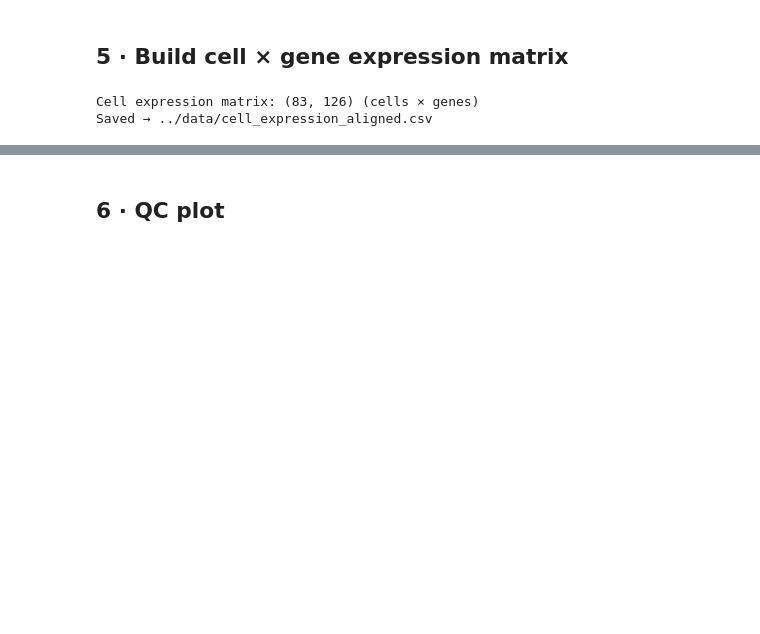
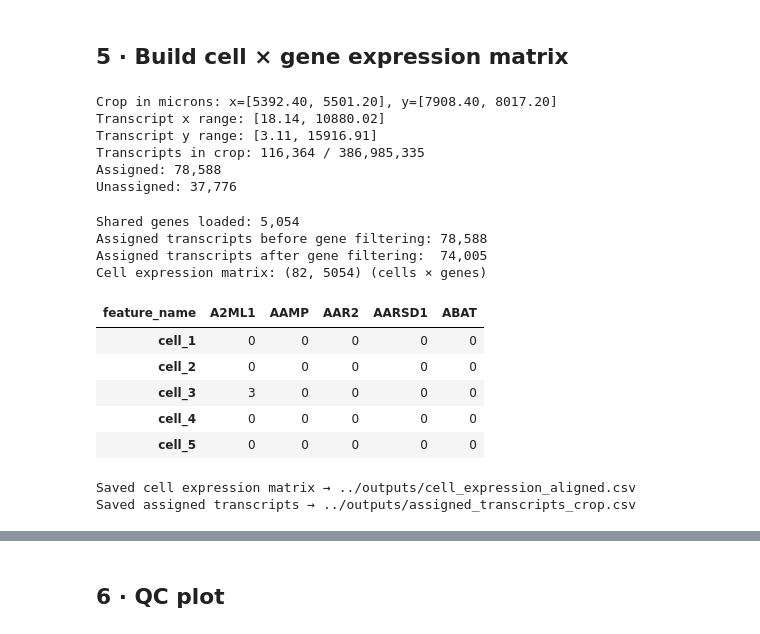
Before and after one commit to Mahsa02/Computational-Genomics-Project, a Jupyter notebook: notebooks/02_assign_transcripts.ipynb, the cells around one changed output, grey strips where cells are left out. Cells and saved outputs as stored; diff of their text form; code cells hidden in the pictures; blank space fills up the shorter version.

```diff
--- a/notebooks/02_assign_transcripts.ipynb
+++ b/notebooks/02_assign_transcripts.ipynb
@@ -206,21 +301,85 @@ Assigned: 3,099  |  Unassigned: 3,463
 # %% [markdown]
 ## 5 · Build cell × gene expression matrix
+# %%
+# 5. Assign transcripts to Cellpose cells
+
+start_x_um = start_x * MICRONS_PER_PIXEL
+start_y_um = start_y * MICRONS_PER_PIXEL
+end_x_um = (start_x + CROP_SIZE) * MICRONS_PER_PIXEL
+end_y_um = (start_y + CROP_SIZE) * MICRONS_PER_PIXEL
+
+print(f"Crop in microns: x=[{start_x_um:.2f}, {end_x_um:.2f}], y=[{start_y_um:.2f}, {end_y_um:.2f}]")
+print(f"Transcript x range: [{transcripts[X_COL].min():.2f}, {transcripts[X_COL].max():.2f}]")
+print(f"Transcript y range: [{transcripts[Y_COL].min():.2f}, {transcripts[Y_COL].max():.2f}]")
+
+in_crop = (
+    (transcripts[X_COL] >= start_x_um) & (transcripts[X_COL] < end_x_um) &
+    (transcripts[Y_COL] >= start_y_um) & (transcripts[Y_COL] < end_y_um)
+)
+
+tx = transcripts.loc[in_crop].copy()
+
+print(f"Transcripts in crop: {len(tx):,} / {len(transcripts):,}")
+
+tx["x_local"] = ((tx[X_COL] - start_x_um) / MICRONS_PER_PIXEL).astype(int).clip(0, CROP_SIZE - 1)
+tx["y_local"] = ((tx[Y_COL] - start_y_um) / MICRONS_PER_PIXEL).astype(int).clip(0, CROP_SIZE - 1)
+
+tx["cell_id"] = masks[tx["y_local"], tx["x_local"]]
+
+assigned = tx[tx["cell_id"] > 0].copy()
+unassigned = tx[tx["cell_id"] == 0].copy()
+
+print(f"Assigned: {len(assigned):,}")
+print(f"Unassigned: {len(unassigned):,}")
+# %% [output]
+Crop in microns: x=[5392.40, 5501.20], y=[7908.40, 8017.20]
+Transcript x range: [18.14, 10880.02]
+Transcript y range: [3.11, 15916.91]
+Transcripts in crop: 116,364 / 386,985,335
+Assigned: 78,588
+Unassigned: 37,776
 # %%
-# load shared genes so the expression matrix uses the same gene set as the prototypes
+# 6. Build cell × gene expression matrix
+
+
 with open(SHARED_GENES_PATH) as f:
     shared_genes = [line.strip() for line in f if line.strip()]
 
-# count transcripts per cell per gene, then reindex to shared genes
+print(f"Shared genes loaded: {len(shared_genes):,}")
+
+assigned_shared = assigned[assigned[GENE_COL].isin(shared_genes)].copy()
+
+print(f"Assigned transcripts before gene filtering: {len(assigned):,}")
+print(f"Assigned transcripts after gene filtering:  {len(assigned_shared):,}")
+
 cell_expr = (
-    assigned.groupby(["cell_id", GENE_COL])
+    assigned_shared
+    .groupby(["cell_id", GENE_COL])
     .size()
     .unstack(fill_value=0)
     .reindex(columns=shared_genes, fill_value=0)
 )
 
+cell_expr.index = [f"cell_{int(i)}" for i in cell_expr.index]
+
 print("Cell expression matrix:", cell_expr.shape, "(cells × genes)")
+display(cell_expr.iloc[:5, :5])
+
 cell_expr.to_csv(CELL_EXPR_PATH)
-print(f"Saved → {CELL_EXPR_PATH}")
+assigned_shared.to_csv(ASSIGNED_TRANSCRIPTS_PATH, index=False)
+
+print(f"Saved cell expression matrix → {CELL_EXPR_PATH}")
+print(f"Saved assigned transcripts → {ASSIGNED_TRANSCRIPTS_PATH}")
 # %% [output]
-Cell expression matrix: (83, 126) (cells × genes)
-Saved → ../data/cell_expression_aligned.csv
+Shared genes loaded: 5,054
+Assigned transcripts before gene filtering: 78,588
+Assigned transcripts after gene filtering:  74,005
+Cell expression matrix: (82, 5054) (cells × genes)
+| feature_name | A2ML1 | AAMP | AAR2 | AARSD1 | ABAT |
+| cell_1 | 0 | 0 | 0 | 0 | 0 |
+| cell_2 | 0 | 0 | 0 | 0 | 0 |
+| cell_3 | 3 | 0 | 0 | 0 | 0 |
+| cell_4 | 0 | 0 | 0 | 0 | 0 |
+| cell_5 | 0 | 0 | 0 | 0 | 0 |
+Saved cell expression matrix → ../outputs/cell_expression_aligned.csv
+Saved assigned transcripts → ../outputs/assigned_transcripts_crop.csv
```
Also changed, not shown: parts of 16 cells of this notebook, 19 other files.
